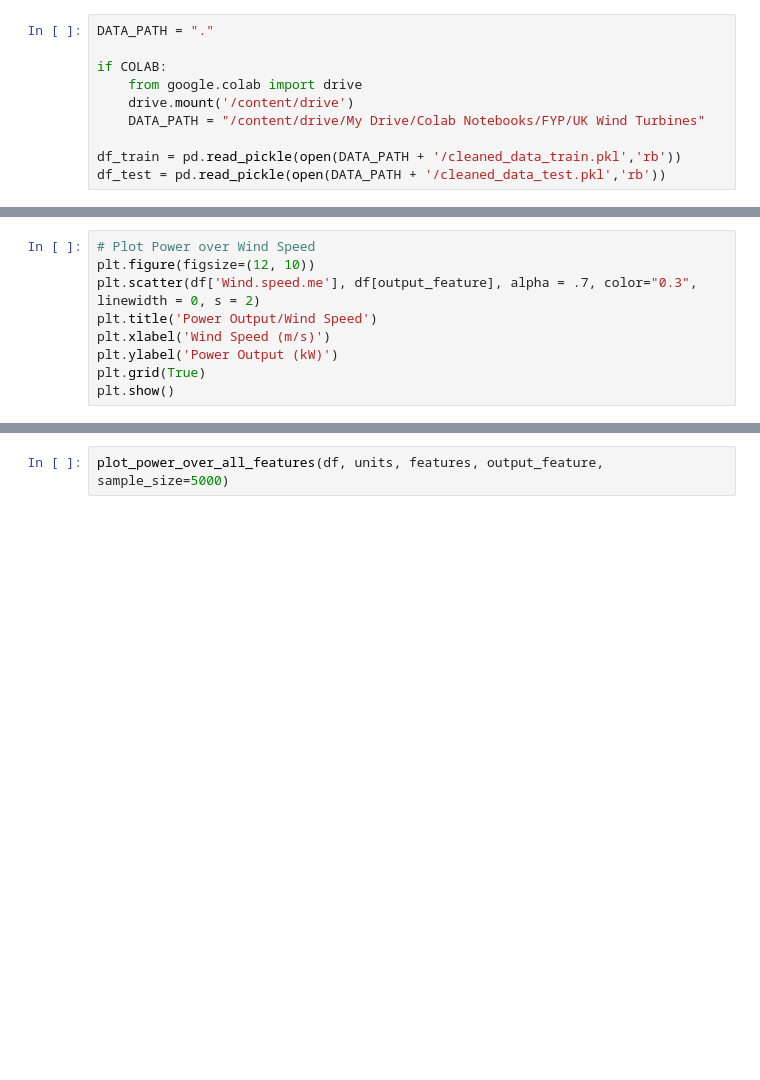
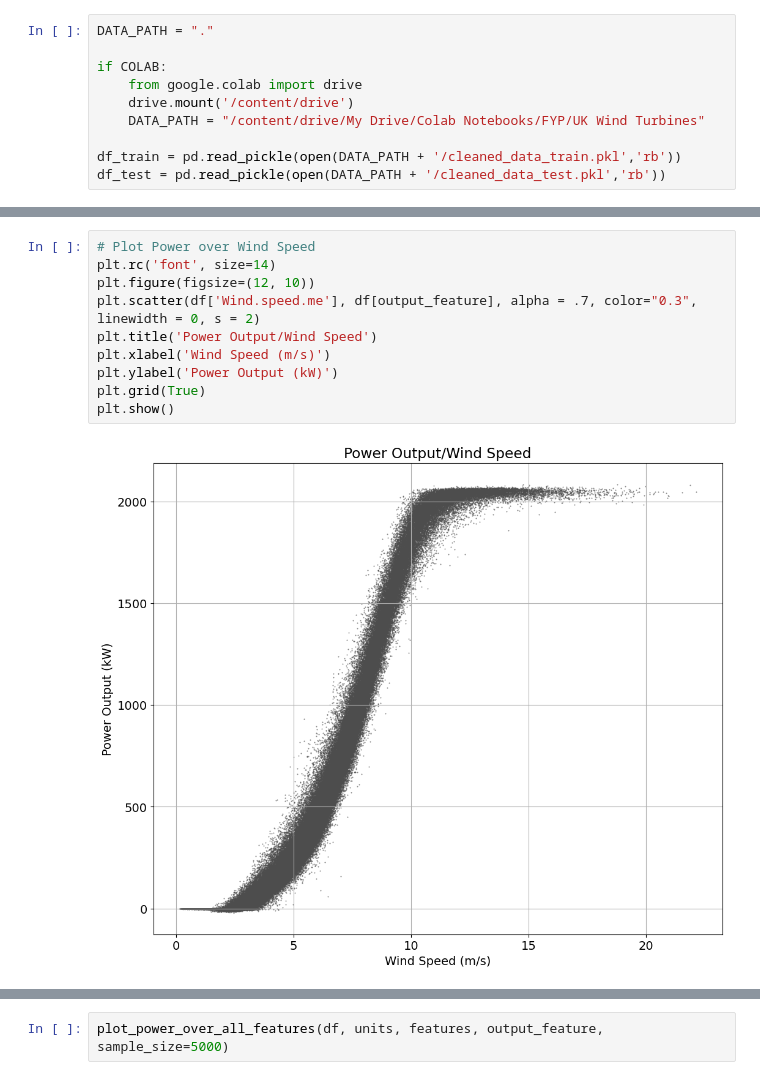
Before and after one commit to filofiocchi02/fyp, a Jupyter notebook: deep_models.ipynb, the cells around one changed output, grey strips where cells are left out. Saved outputs shown, nothing was run; the diff lists cells and outputs as text; blank space fills up the shorter version.

```diff
--- a/deep_models.ipynb
+++ b/deep_models.ipynb
@@ -191,11 +226,14 @@ plt.show()
 # %%
 # Plot Power over Wind Speed
+plt.rc('font', size=14)
 plt.figure(figsize=(12, 10))
 plt.scatter(df['Wind.speed.me'], df[output_feature], alpha = .7, color="0.3", linewidth = 0, s = 2)
 plt.title('Power Output/Wind Speed')
 plt.xlabel('Wind Speed (m/s)')
 plt.ylabel('Power Output (kW)')
 plt.grid(True)
 plt.show()
+# %% [output]
+[figure, added]
 # %%
 # Plot Power over Front Bearing Temperature
```
Also changed, not shown: parts of 12 cells of this notebook, 1 other file.
